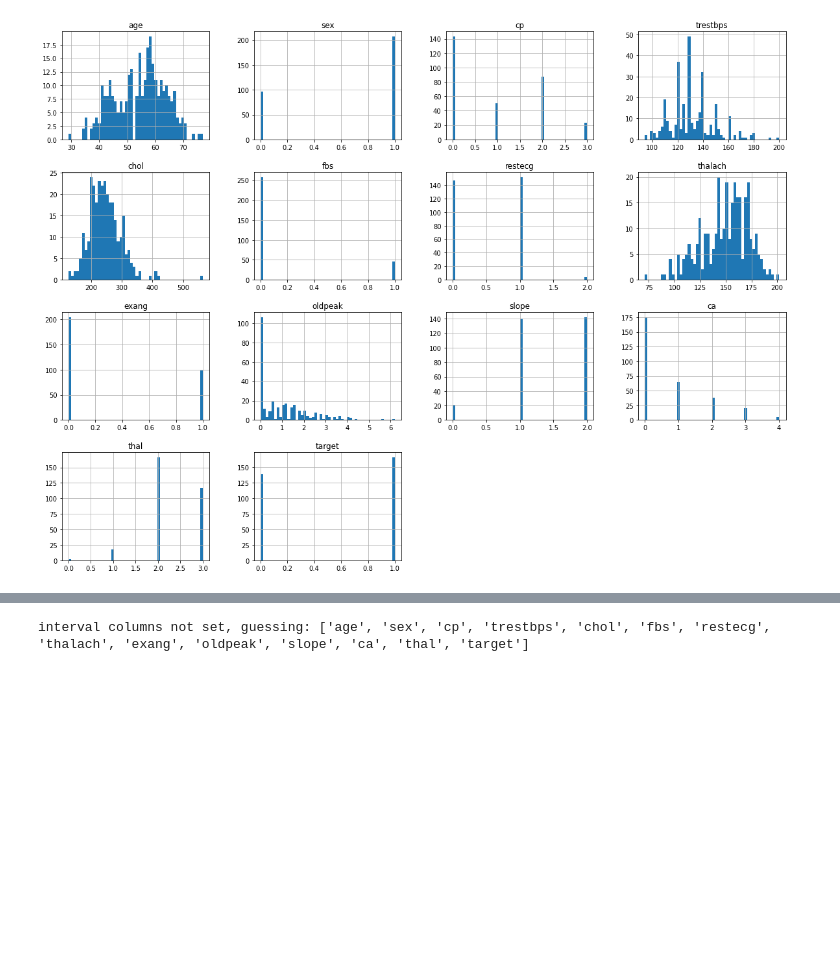
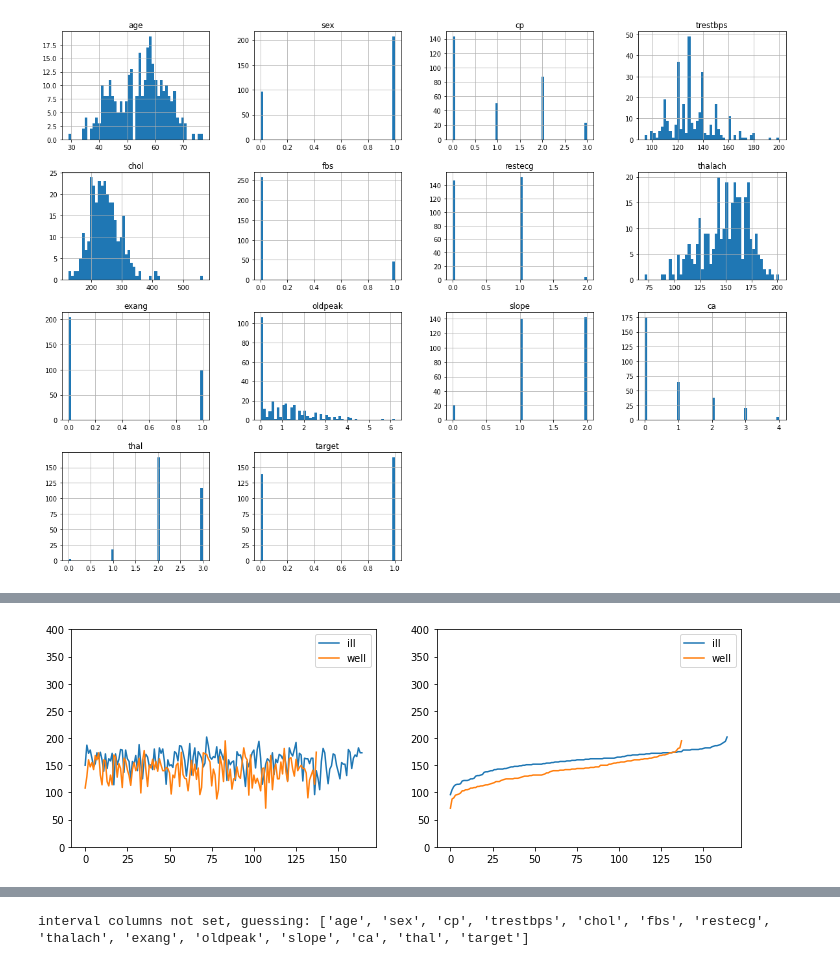
Before and after one commit to jonleesy/F21DLHeartDiseaseClassification, a Jupyter notebook: Model/HeartDisease.ipynb, the cells around one changed output, grey strips where cells are left out. Saved outputs shown, nothing was run; the diff lists cells and outputs as text; code cells hidden in the pictures; blank space fills up the shorter version.

```diff
--- a/Model/HeartDisease.ipynb
+++ b/Model/HeartDisease.ipynb
@@ -139,0 +149,21 @@ NameError: name 'plt' is not defined
+# %%
+# ASetup for side-by-side plots
+f = plt.figure(figsize=(12,4))
+ax1 = f.add_subplot(121)
+ax2 = f.add_subplot(122)
+
+# Plot to compare 'thalach' without sort
+ax1.plot(df_ill['thalach'])
+ax1.plot(df_well['thalach'])
+ax1.set_ylim([0, 400])
+ax1.legend(["ill","well"])
+
+# Plot to compare 'thalach' with sort
+ax2.plot(df_ill['thalach'].sort_values().reset_index(drop = True))
+ax2.plot(df_well['thalach'].sort_values().reset_index(drop = True))
+ax2.set_ylim([0, 400])
+ax2.legend(["ill","well"])
+
+plt.show()
+# %% [output]
+[figure, added]
```
Also changed, not shown: parts of 17 cells of this notebook.
